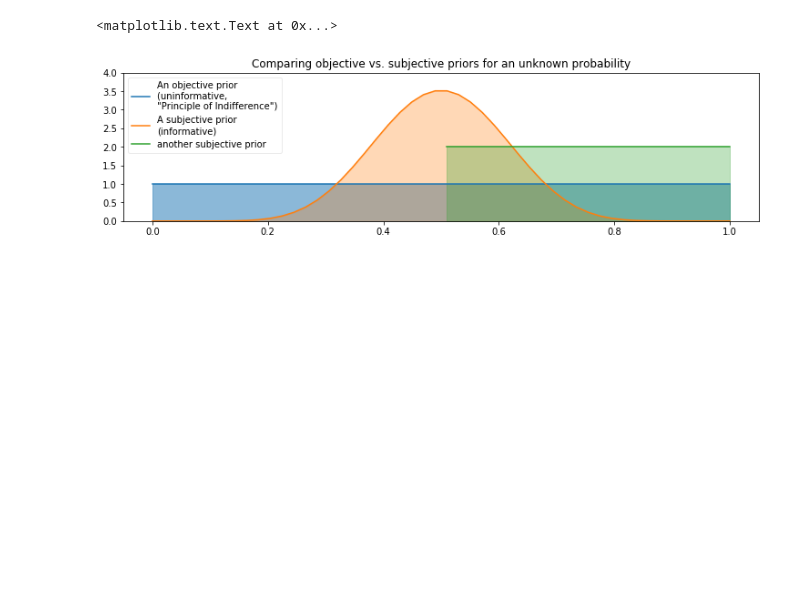
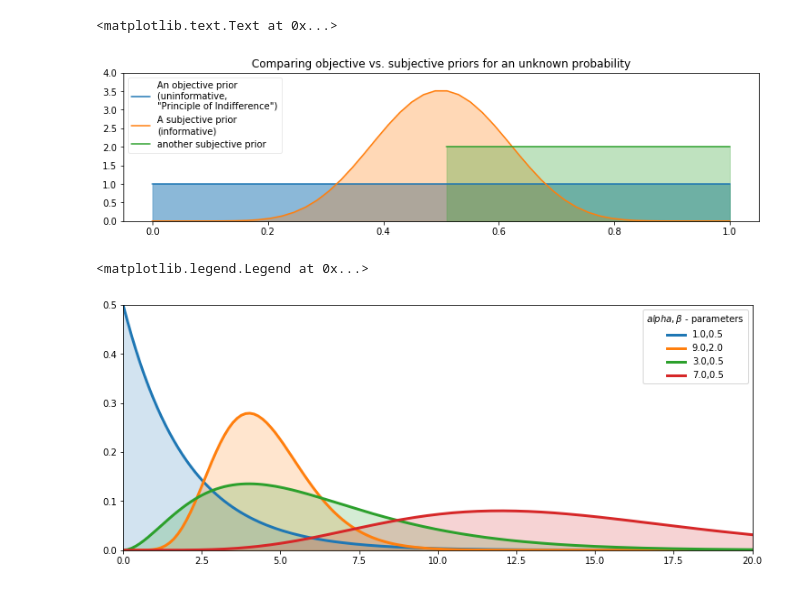
Before and after one commit to TanUkkii007/Probabilistic-Programming-and-Bayesian-Methods-for-Hackers, a Jupyter notebook: ch06/Ch6_Priors_PyMC3.ipynb, the cells around one changed output. Saved outputs shown, nothing was run; the diff lists cells and outputs as text; code cells hidden in the pictures; blank space fills up the shorter version.

Commit message:
The Gamma distribution

```diff
--- a/ch06/Ch6_Priors_PyMC3.ipynb
+++ b/ch06/Ch6_Priors_PyMC3.ipynb
@@ -28,3 +28,19 @@ plt.title("Comparing objective vs. subjective priors for an unknown probability"
 # %% [output]
 <matplotlib.text.Text at 0x...>
 [figure]
+# %%
+figsize(12.5, 5)
+gamma = stats.gamma
+
+parameters = [(1, 0.5), (9, 2), (3, 0.5), (7, 0.5)]
+x = np.linspace(0.001, 20, 150)
+for alpha, beta in parameters:
+    y = gamma.pdf(x, alpha, scale=1./beta)
+    lines = plt.plot(x, y, label="%.1f,%.1f" % (alpha,beta), lw=3)
+    plt.fill_between(x, 0, y, alpha=0.2, color=lines[0].get_color())
+    plt.autoscale(tight=True)
+
+plt.legend(title=r"$alpha, \beta$ - parameters")
+# %% [output]
+<matplotlib.legend.Legend at 0x...>
+[figure, added]
```
